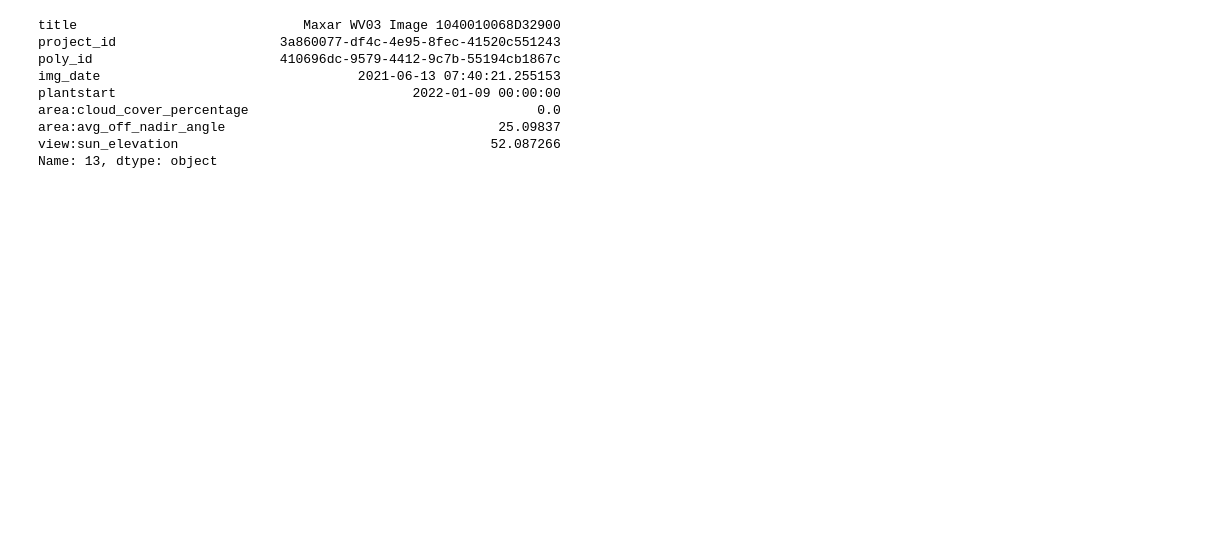
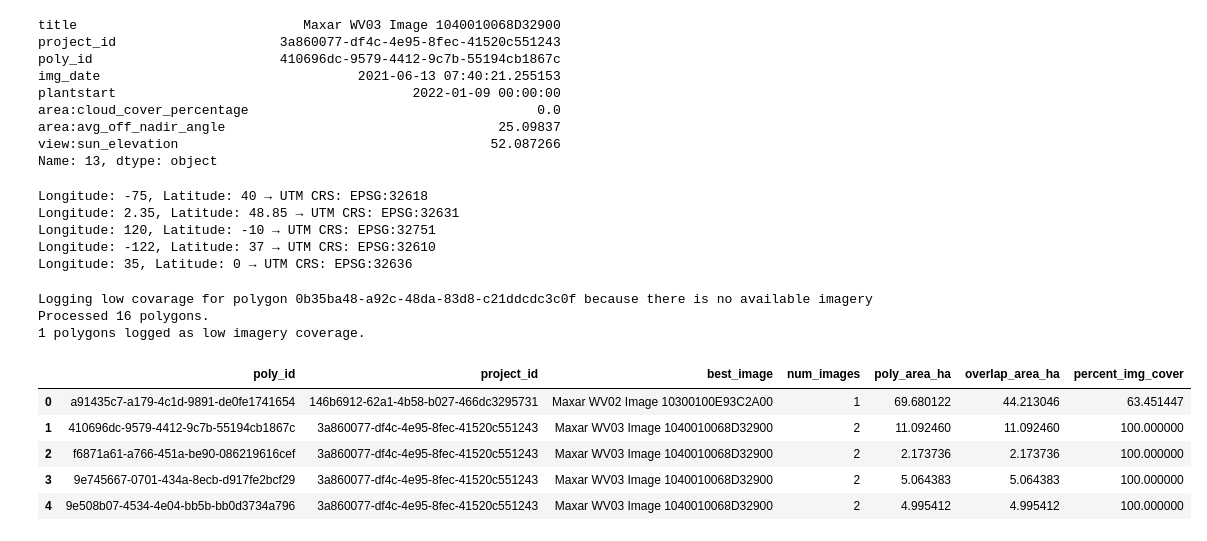
Before and after one commit to wri/decision-tree, a Jupyter notebook: notebooks/maxar_img_avail_SCRATCH_NEW.ipynb, the cells around one changed output. Drawn from its saved outputs; the diff is of its cells as text; code cells hidden in the pictures; blank space fills up the shorter version.

```diff
--- a/notebooks/maxar_img_avail_SCRATCH_NEW.ipynb
+++ b/notebooks/maxar_img_avail_SCRATCH_NEW.ipynb
@@ -429,0 +542,45 @@ Name: 13, dtype: object
+# %%
+# Run the function on test coordinates
+for lon, lat in test_coords:
+    utm_crs = get_utm_crs(lon, lat)
+    print(f"Longitude: {lon}, Latitude: {lat} → UTM CRS: {utm_crs}")
+# %% [output]
+Longitude: -75, Latitude: 40 → UTM CRS: EPSG:32618
+Longitude: 2.35, Latitude: 48.85 → UTM CRS: EPSG:32631
+Longitude: 120, Latitude: -10 → UTM CRS: EPSG:32751
+Longitude: -122, Latitude: 37 → UTM CRS: EPSG:32610
+Longitude: 35, Latitude: 0 → UTM CRS: EPSG:32636
+# %%
+# TEST COMPUTE POLYGON IMAGE COVERAGE
+# Initialize storage for results & low-coverage polygons list
+low_img_coverage_log = []
+results = []
+
+# Iterate through all polygons and compute imagery coverage per polygon
+for poly_id, project_id in zip(poly_gdf['poly_id'], poly_gdf['project_id']):
+    result = compute_polygon_image_coverage(poly_id, project_id, poly_gdf, img_gdf_filtered, low_img_coverage_log)
+    #print("Low Image Coverage Log Contents:", low_img_coverage_log)
+    results.append(result)
+
+# Convert the results to a DataFrame
+results_df = pd.DataFrame(results, columns=['poly_id', 'project_id', 'best_image', 'num_images',
+                                            'poly_area_ha', 'overlap_area_ha', 'percent_img_cover'])
+
+# Convert low-coverage log to DataFrame
+low_coverage_polygons_df = pd.DataFrame(low_img_coverage_log)
+
+# Print summary
+print(f"Processed {len(results_df)} polygons.")
+print(f"{len(low_coverage_polygons_df)} polygons logged as low imagery coverage.")
+
+results_df.head()
+# %% [output]
+Logging low covarage for polygon 0b35ba48-a92c-48da-83d8-c21ddcdc3c0f because there is no available imagery
+Processed 16 polygons.
+1 polygons logged as low imagery coverage.
+|  | poly_id | project_id | best_image | num_images | poly_area_ha | overlap_area_ha | percent_img_cover |
+| 0 | a91435c7-a179-4c1d-9891-de0fe1741654 | 146b6912-62a1-4b58-b027-466dc3295731 | Maxar WV02 Image 10300100E93C2A00 | 1 | 69.680122 | 44.213046 | 63.451447 |
+| 1 | 410696dc-9579-4412-9c7b-55194cb1867c | 3a860077-df4c-4e95-8fec-41520c551243 | Maxar WV03 Image 1040010068D32900 | 2 | 11.092460 | 11.092460 | 100.000000 |
+| 2 | f6871a61-a766-451a-be90-086219616cef | 3a860077-df4c-4e95-8fec-41520c551243 | Maxar WV03 Image 1040010068D32900 | 2 | 2.173736 | 2.173736 | 100.000000 |
+| 3 | 9e745667-0701-434a-8ecb-d917fe2bcf29 | 3a860077-df4c-4e95-8fec-41520c551243 | Maxar WV03 Image 1040010068D32900 | 2 | 5.064383 | 5.064383 | 100.000000 |
+| 4 | 9e508b07-4534-4e04-bb5b-bb0d3734a796 | 3a860077-df4c-4e95-8fec-41520c551243 | Maxar WV03 Image 1040010068D32900 | 2 | 4.995412 | 4.995412 | 100.000000 |
```
Also changed, not shown: parts of 11 cells of this notebook.
